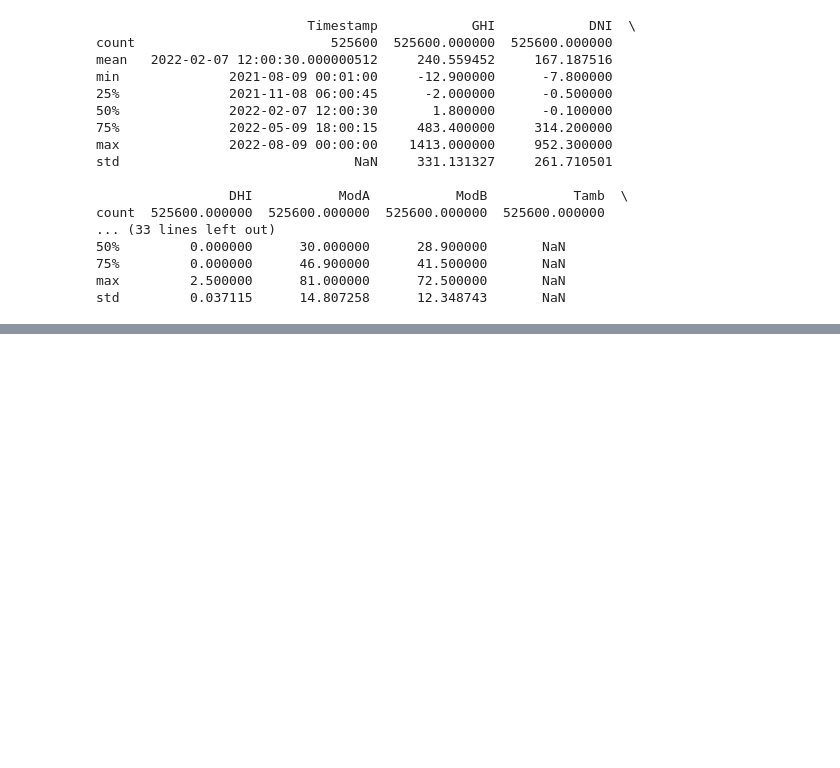
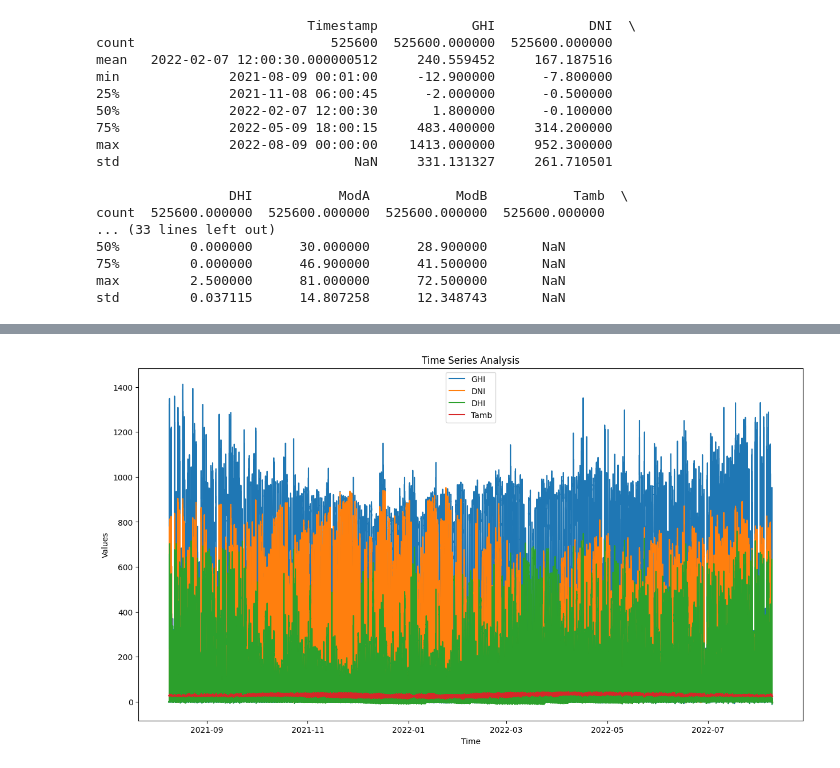
Before and after one commit to GetieBalew24/SolarRadationEDA, a Jupyter notebook: notebooks/eda_benin.ipynb, the cells around one changed output, grey strips where cells are left out. Saved outputs shown, nothing was run; the diff lists cells and outputs as text; code cells hidden in the pictures; blank space fills up the shorter version.

Commit message:
Data Quality check and time series analysis

```diff
--- a/notebooks/eda_benin.ipynb
+++ b/notebooks/eda_benin.ipynb
@@ -35,0 +59,5 @@ std         0.037115      14.807258      12.348743       NaN
+# %%
+# time_series_analysis(df)
+time_series_analysis(df)
+# %% [output]
+[figure, added]
```
Also changed, not shown: parts of 1 cell of this notebook, 1 other file.
